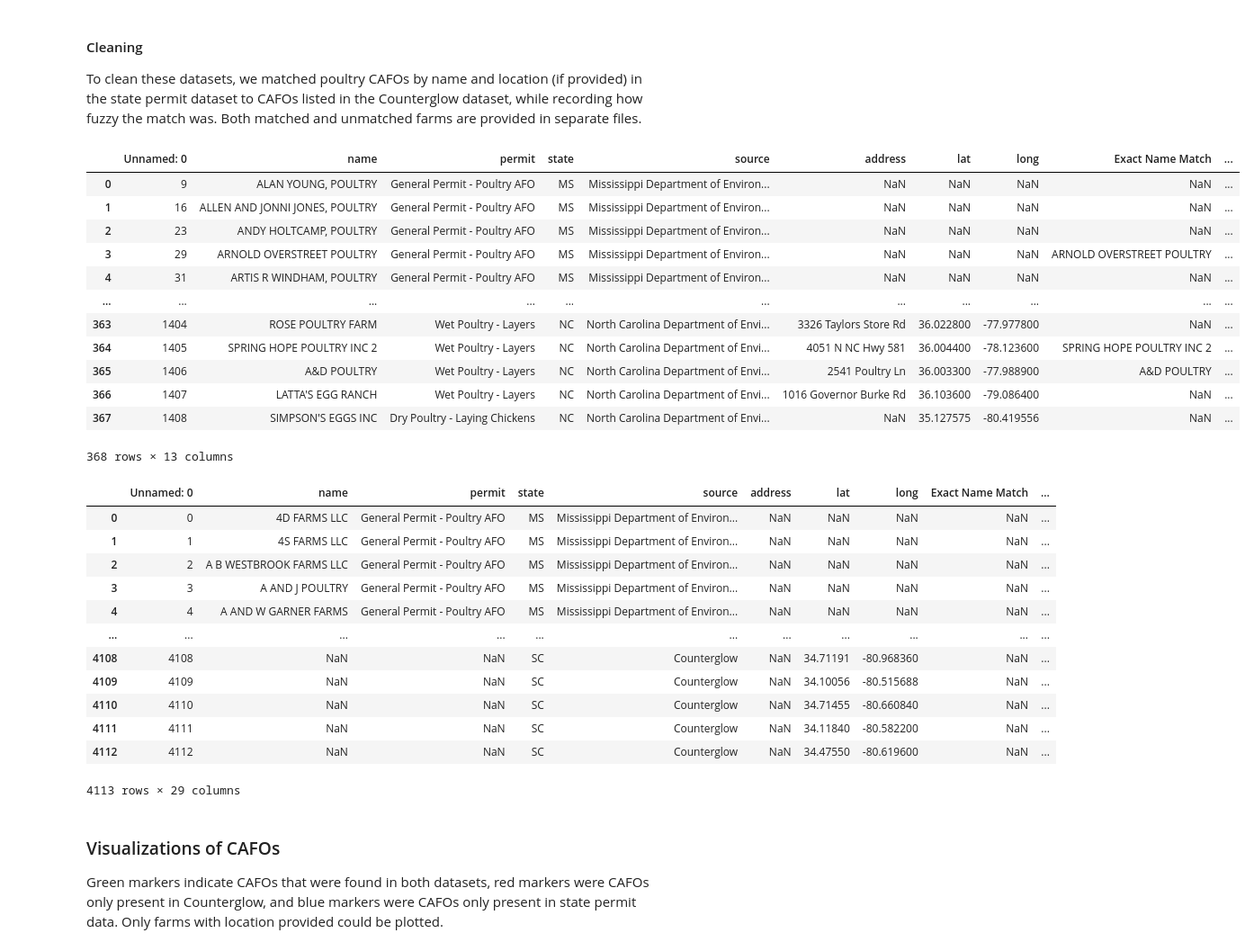
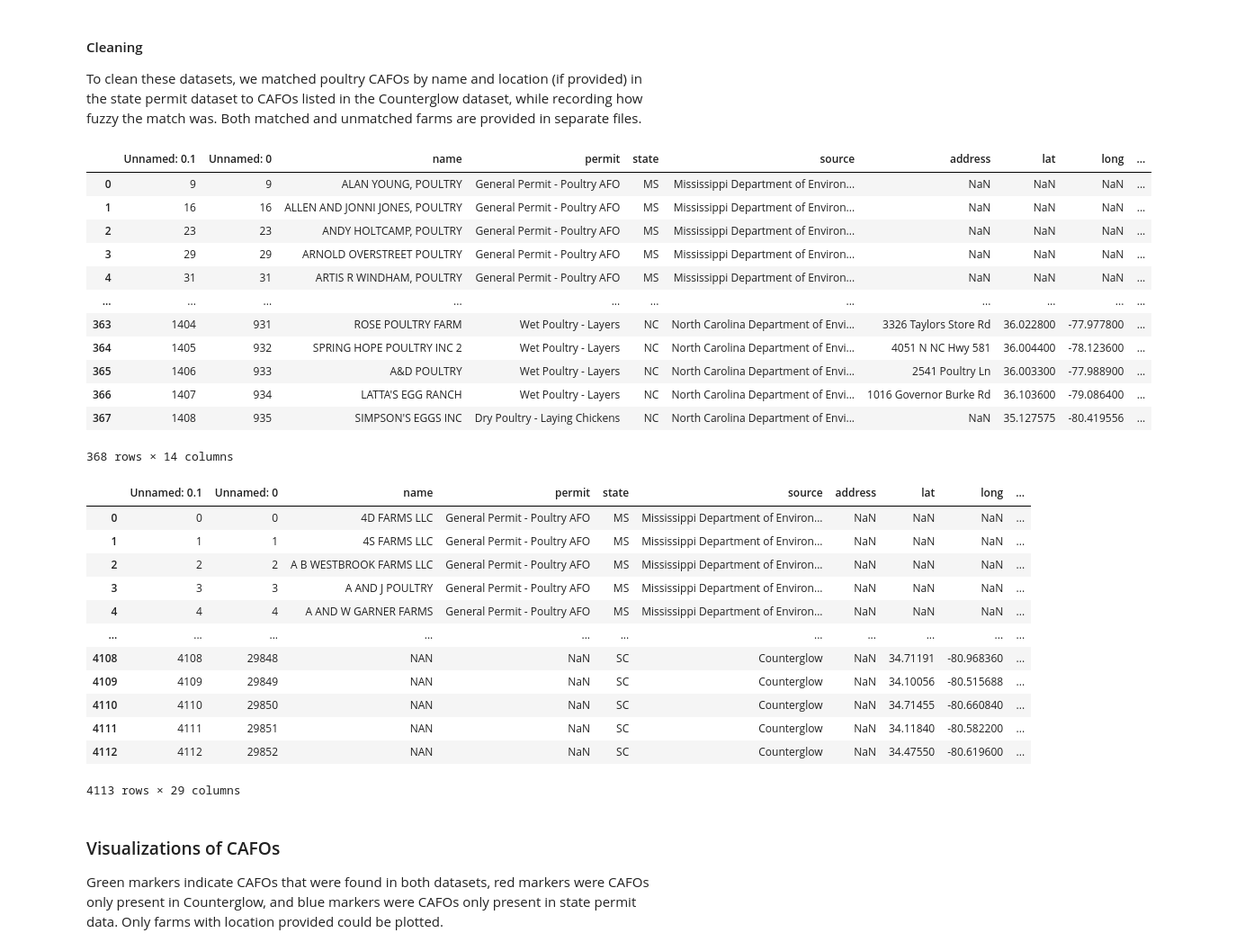
Before and after one commit to uchicago-dsi/rafi-poultry, a Jupyter notebook: notebooks/cafo_poultry_eda.ipynb, the cells around one changed output. Shown at 90% size. Cells and saved outputs as stored; diff of their text form; code cells hidden in the pictures.

```diff
--- a/notebooks/cafo_poultry_eda.ipynb
+++ b/notebooks/cafo_poultry_eda.ipynb
@@ -48,39 +48,39 @@ counterglow
 
 To clean these datasets, we matched poultry CAFOs by name and location (if provided) in the state permit dataset to CAFOs listed in the Counterglow dataset, while recording how fuzzy the match was. Both matched and unmatched farms are provided in separate files.
 # %%
-matched_farms = pd.read_csv("../data/clean/matched_farms.csv")
-unmatched_farms = pd.read_csv("../data/clean/unmatched_farms.csv")
+matched_farms = pd.read_csv(MATCHED_FARMS_FPATH)
+unmatched_farms = pd.read_csv(UNMATCHED_FARMS_FPATH)
 
 matched_farms
 # %% [output]
-|  | Unnamed: 0 | name | permit | state | source | address | lat | long | Exact Name Match | ... |
-| 0 | 9 | ALAN YOUNG, POULTRY | General Permit - Poultry AFO | MS | Mississippi Department of Environ... | NaN | NaN | NaN | NaN | ... |
-| 1 | 16 | ALLEN AND JONNI JONES, POULTRY | General Permit - Poultry AFO | MS | Mississippi Department of Environ... | NaN | NaN | NaN | NaN | ... |
-| 2 | 23 | ANDY HOLTCAMP, POULTRY | General Permit - Poultry AFO | MS | Mississippi Department of Environ... | NaN | NaN | NaN | NaN | ... |
-| 3 | 29 | ARNOLD OVERSTREET POULTRY | General Permit - Poultry AFO | MS | Mississippi Department of Environ... | NaN | NaN | NaN | ARNOLD OVERSTREET POULTRY | ... |
-| 4 | 31 | ARTIS R WINDHAM, POULTRY | General Permit - Poultry AFO | MS | Mississippi Department of Environ... | NaN | NaN | NaN | NaN | ... |
+|  | Unnamed: 0.1 | Unnamed: 0 | name | permit | state | source | address | lat | long | ... |
+| 0 | 9 | 9 | ALAN YOUNG, POULTRY | General Permit - Poultry AFO | MS | Mississippi Department of Environ... | NaN | NaN | NaN | ... |
+| 1 | 16 | 16 | ALLEN AND JONNI JONES, POULTRY | General Permit - Poultry AFO | MS | Mississippi Department of Environ... | NaN | NaN | NaN | ... |
+| 2 | 23 | 23 | ANDY HOLTCAMP, POULTRY | General Permit - Poultry AFO | MS | Mississippi Department of Environ... | NaN | NaN | NaN | ... |
+| 3 | 29 | 29 | ARNOLD OVERSTREET POULTRY | General Permit - Poultry AFO | MS | Mississippi Department of Environ... | NaN | NaN | NaN | ... |
+| 4 | 31 | 31 | ARTIS R WINDHAM, POULTRY | General Permit - Poultry AFO | MS | Mississippi Department of Environ... | NaN | NaN | NaN | ... |
 | ... | ... | ... | ... | ... | ... | ... | ... | ... | ... | ... |
-| 363 | 1404 | ROSE POULTRY FARM | Wet Poultry - Layers | NC | North Carolina Department of Envi... | 3326 Taylors Store Rd | 36.022800 | -77.977800 | NaN | ... |
-| 364 | 1405 | SPRING HOPE POULTRY INC 2 | Wet Poultry - Layers | NC | North Carolina Department of Envi... | 4051 N NC Hwy 581 | 36.004400 | -78.123600 | SPRING HOPE POULTRY INC 2 | ... |
-| 365 | 1406 | A&D POULTRY | Wet Poultry - Layers | NC | North Carolina Department of Envi... | 2541 Poultry Ln | 36.003300 | -77.988900 | A&D POULTRY | ... |
-| 366 | 1407 | LATTA'S EGG RANCH | Wet Poultry - Layers | NC | North Carolina Department of Envi... | 1016 Governor Burke Rd | 36.103600 | -79.086400 | NaN | ... |
-| 367 | 1408 | SIMPSON'S EGGS INC | Dry Poultry - Laying Chickens | NC | North Carolina Department of Envi... | NaN | 35.127575 | -80.419556 | NaN | ... |
+| 363 | 1404 | 931 | ROSE POULTRY FARM | Wet Poultry - Layers | NC | North Carolina Department of Envi... | 3326 Taylors Store Rd | 36.022800 | -77.977800 | ... |
+| 364 | 1405 | 932 | SPRING HOPE POULTRY INC 2 | Wet Poultry - Layers | NC | North Carolina Department of Envi... | 4051 N NC Hwy 581 | 36.004400 | -78.123600 | ... |
+| 365 | 1406 | 933 | A&D POULTRY | Wet Poultry - Layers | NC | North Carolina Department of Envi... | 2541 Poultry Ln | 36.003300 | -77.988900 | ... |
+| 366 | 1407 | 934 | LATTA'S EGG RANCH | Wet Poultry - Layers | NC | North Carolina Department of Envi... | 1016 Governor Burke Rd | 36.103600 | -79.086400 | ... |
+| 367 | 1408 | 935 | SIMPSON'S EGGS INC | Dry Poultry - Laying Chickens | NC | North Carolina Department of Envi... | NaN | 35.127575 | -80.419556 | ... |
-368 rows × 13 columns
+368 rows × 14 columns
 # %%
 unmatched_farms
 # %% [output]
-|  | Unnamed: 0 | name | permit | state | source | address | lat | long | Exact Name Match | ... |
-| 0 | 0 | 4D FARMS LLC | General Permit - Poultry AFO | MS | Mississippi Department of Environ... | NaN | NaN | NaN | NaN | ... |
-| 1 | 1 | 4S FARMS LLC | General Permit - Poultry AFO | MS | Mississippi Department of Environ... | NaN | NaN | NaN | NaN | ... |
-| 2 | 2 | A B WESTBROOK FARMS LLC | General Permit - Poultry AFO | MS | Mississippi Department of Environ... | NaN | NaN | NaN | NaN | ... |
-| 3 | 3 | A AND J POULTRY | General Permit - Poultry AFO | MS | Mississippi Department of Environ... | NaN | NaN | NaN | NaN | ... |
-| 4 | 4 | A AND W GARNER FARMS | General Permit - Poultry AFO | MS | Mississippi Department of Environ... | NaN | NaN | NaN | NaN | ... |
+|  | Unnamed: 0.1 | Unnamed: 0 | name | permit | state | source | address | lat | long | ... |
+| 0 | 0 | 0 | 4D FARMS LLC | General Permit - Poultry AFO | MS | Mississippi Department of Environ... | NaN | NaN | NaN | ... |
+| 1 | 1 | 1 | 4S FARMS LLC | General Permit - Poultry AFO | MS | Mississippi Department of Environ... | NaN | NaN | NaN | ... |
+| 2 | 2 | 2 | A B WESTBROOK FARMS LLC | General Permit - Poultry AFO | MS | Mississippi Department of Environ... | NaN | NaN | NaN | ... |
+| 3 | 3 | 3 | A AND J POULTRY | General Permit - Poultry AFO | MS | Mississippi Department of Environ... | NaN | NaN | NaN | ... |
+| 4 | 4 | 4 | A AND W GARNER FARMS | General Permit - Poultry AFO | MS | Mississippi Department of Environ... | NaN | NaN | NaN | ... |
 | ... | ... | ... | ... | ... | ... | ... | ... | ... | ... | ... |
-| 4108 | 4108 | NaN | NaN | SC | Counterglow | NaN | 34.71191 | -80.968360 | NaN | ... |
-| 4109 | 4109 | NaN | NaN | SC | Counterglow | NaN | 34.10056 | -80.515688 | NaN | ... |
-| 4110 | 4110 | NaN | NaN | SC | Counterglow | NaN | 34.71455 | -80.660840 | NaN | ... |
-| 4111 | 4111 | NaN | NaN | SC | Counterglow | NaN | 34.11840 | -80.582200 | NaN | ... |
-| 4112 | 4112 | NaN | NaN | SC | Counterglow | NaN | 34.47550 | -80.619600 | NaN | ... |
+| 4108 | 4108 | 29848 | NAN | NaN | SC | Counterglow | NaN | 34.71191 | -80.968360 | ... |
+| 4109 | 4109 | 29849 | NAN | NaN | SC | Counterglow | NaN | 34.10056 | -80.515688 | ... |
+| 4110 | 4110 | 29850 | NAN | NaN | SC | Counterglow | NaN | 34.71455 | -80.660840 | ... |
+| 4111 | 4111 | 29851 | NAN | NaN | SC | Counterglow | NaN | 34.11840 | -80.582200 | ... |
+| 4112 | 4112 | 29852 | NAN | NaN | SC | Counterglow | NaN | 34.47550 | -80.619600 | ... |
 4113 rows × 29 columns
 # %% [markdown]
 ### Visualizations of CAFOs
```
Also changed, not shown: parts of 5 cells of this notebook, 1 other file.
